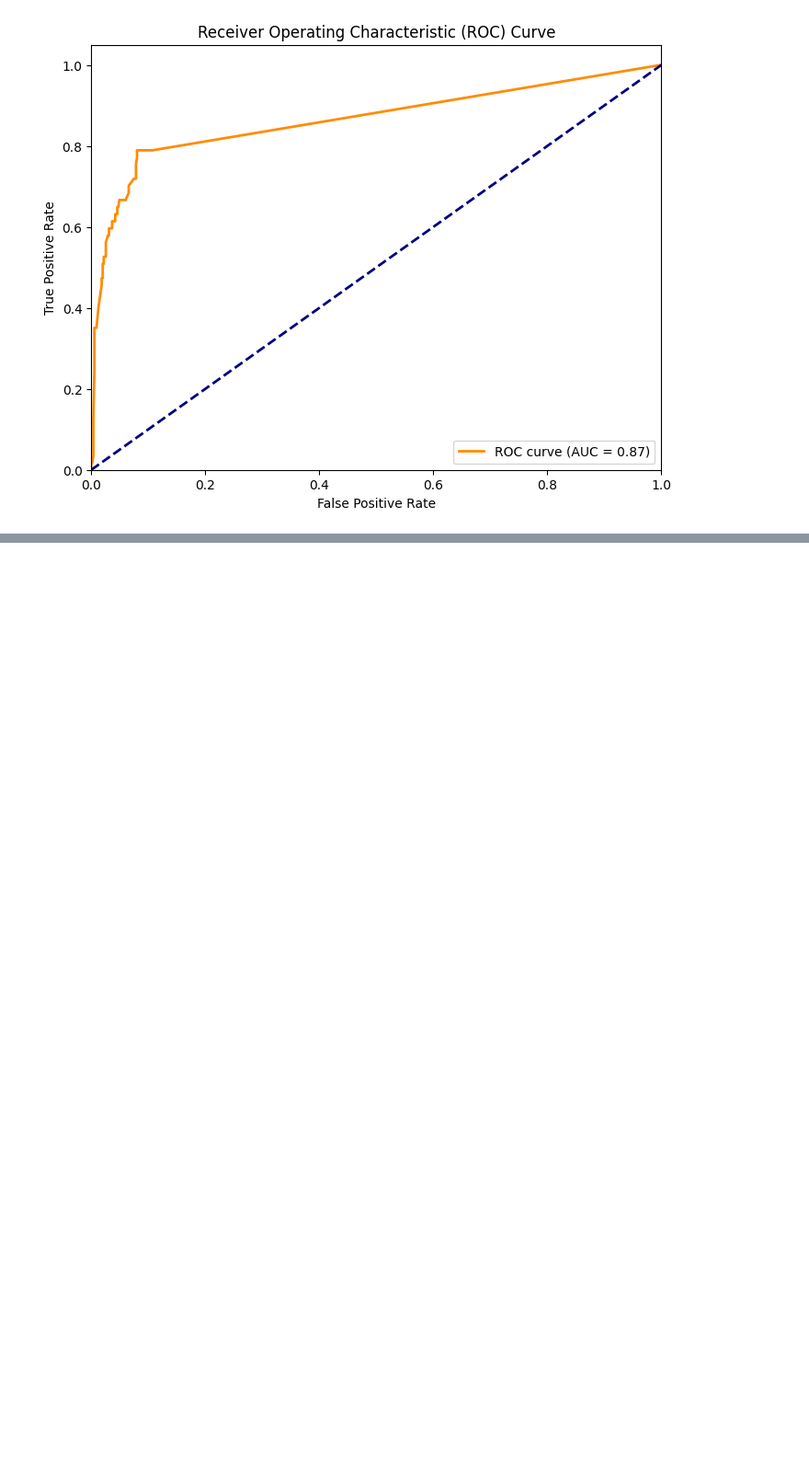
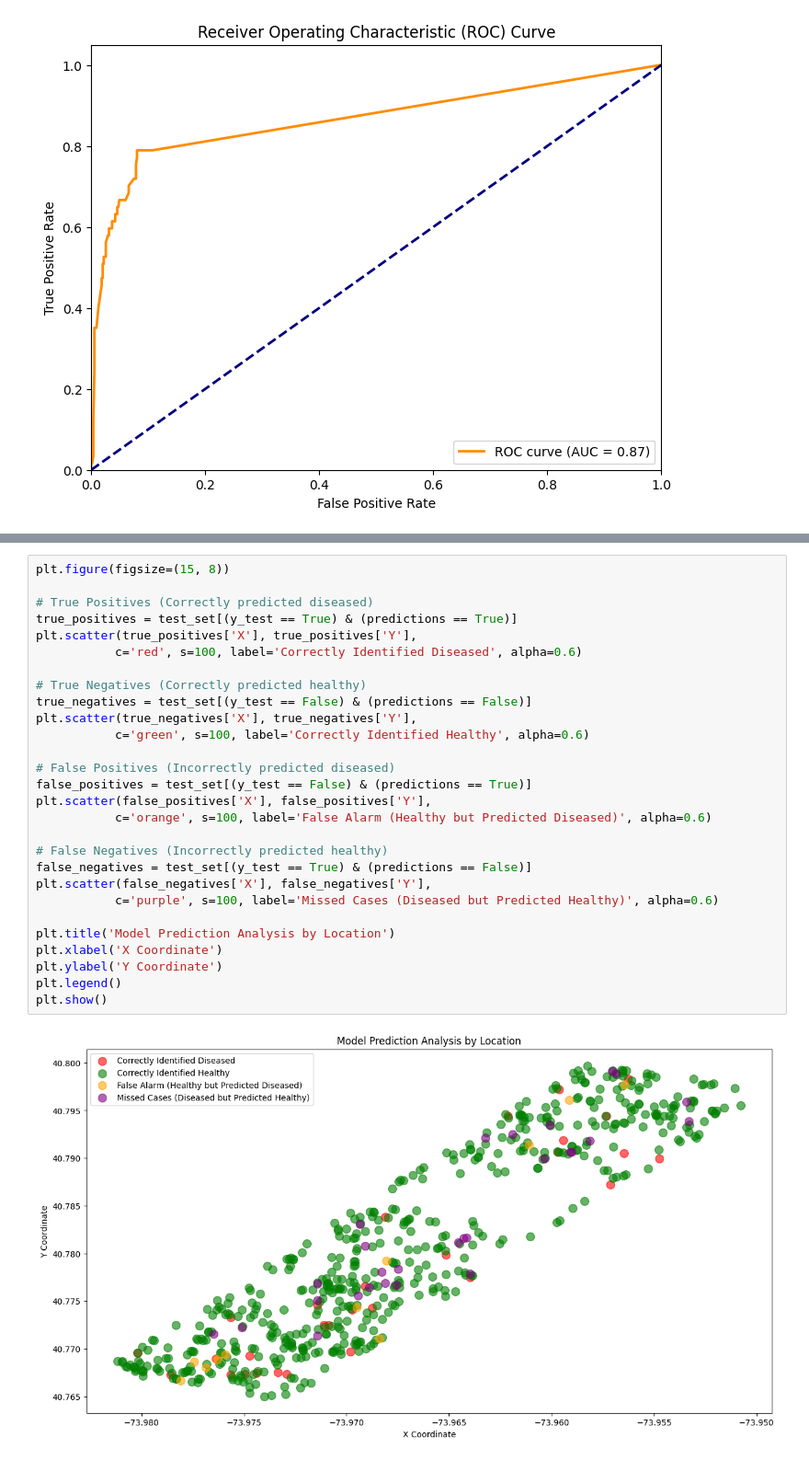
Before and after one commit to coleaydelotte/Nutosis, a Jupyter notebook: Nutosis.ipynb, the cells around one changed output, grey strips where cells are left out. Shown at 92% size. Saved outputs shown, nothing was run; the diff lists cells and outputs as text; blank space fills up the shorter version.

Commit message:
added my changes including visualizations of my predictions

```diff
--- a/Nutosis.ipynb
+++ b/Nutosis.ipynb
@@ -904,0 +983,30 @@ with open ('model.pkl', 'wb') as file:
+# %%
+plt.figure(figsize=(15, 8))
+
+# True Positives (Correctly predicted diseased)
+true_positives = test_set[(y_test == True) & (predictions == True)]
+plt.scatter(true_positives['X'], true_positives['Y'],
+           c='red', s=100, label='Correctly Identified Diseased', alpha=0.6)
+
+# True Negatives (Correctly predicted healthy)
+true_negatives = test_set[(y_test == False) & (predictions == False)]
+plt.scatter(true_negatives['X'], true_negatives['Y'],
+           c='green', s=100, label='Correctly Identified Healthy', alpha=0.6)
+
+# False Positives (Incorrectly predicted diseased)
+false_positives = test_set[(y_test == False) & (predictions == True)]
+plt.scatter(false_positives['X'], false_positives['Y'],
+           c='orange', s=100, label='False Alarm (Healthy but Predicted Diseased)', alpha=0.6)
+
+# False Negatives (Incorrectly predicted healthy)
+false_negatives = test_set[(y_test == True) & (predictions == False)]
+plt.scatter(false_negatives['X'], false_negatives['Y'],
+           c='purple', s=100, label='Missed Cases (Diseased but Predicted Healthy)', alpha=0.6)
+
+plt.title('Model Prediction Analysis by Location')
+plt.xlabel('X Coordinate')
+plt.ylabel('Y Coordinate')
+plt.legend()
+plt.show()
+# %% [output]
+[figure, added]
```
Also changed, not shown: parts of 7 cells of this notebook, 2 other files.
